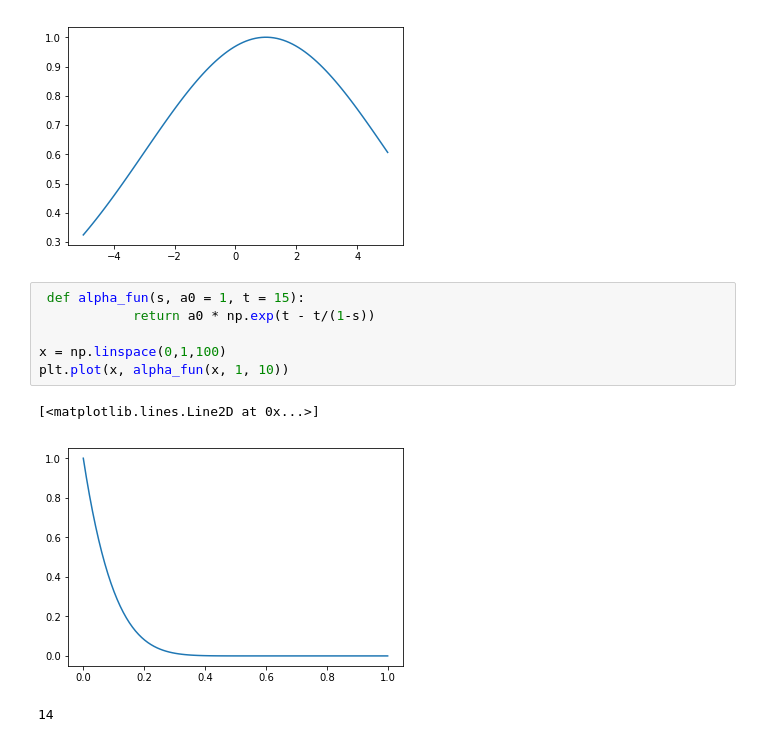
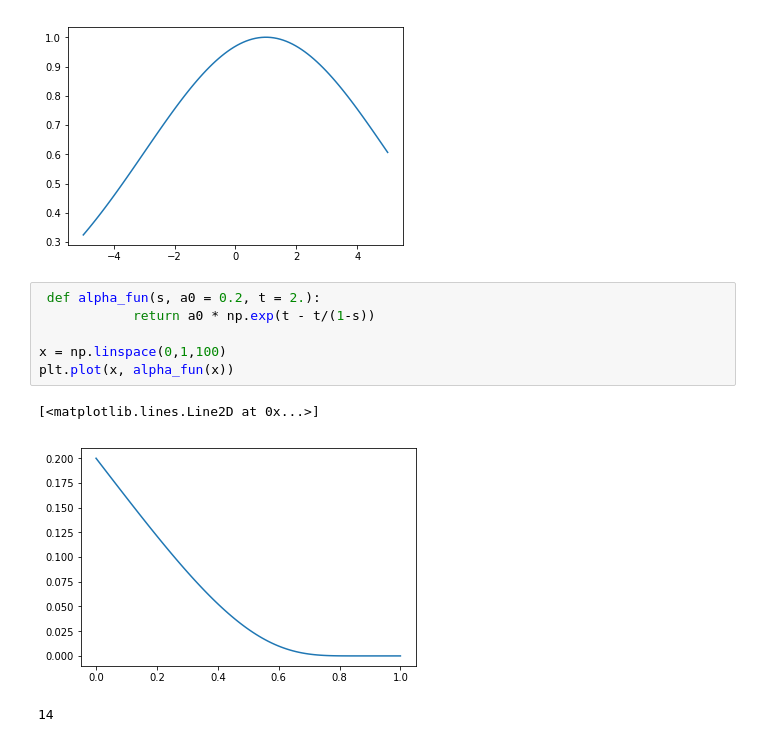
Before and after one commit to Yoshud/Kohonen_neural_network, a Jupyter notebook: data_analysis.ipynb, the cells around one changed output. Drawn from its saved outputs; the diff is of its cells as text.

```diff
--- a/data_analysis.ipynb
+++ b/data_analysis.ipynb
@@ -246,14 +246,14 @@ plt.plot(x, rv.val(x))
 [<matplotlib.lines.Line2D at 0x...>]
 [figure]
 # %%
- def alpha_fun(s, a0 = 1, t = 15):
+ def alpha_fun(s, a0 = 0.2, t = 2.):
             return a0 * np.exp(t - t/(1-s))
 
 x = np.linspace(0,1,100)
-plt.plot(x, alpha_fun(x, 1, 10))
+plt.plot(x, alpha_fun(x))
 # %% [output]
 [<matplotlib.lines.Line2D at 0x...>]
-[figure, old version]
+[figure, new version]
 # %%
 # %% [output]
 14
```
Also changed, not shown: parts of 7 cells of this notebook, 2 other files.
